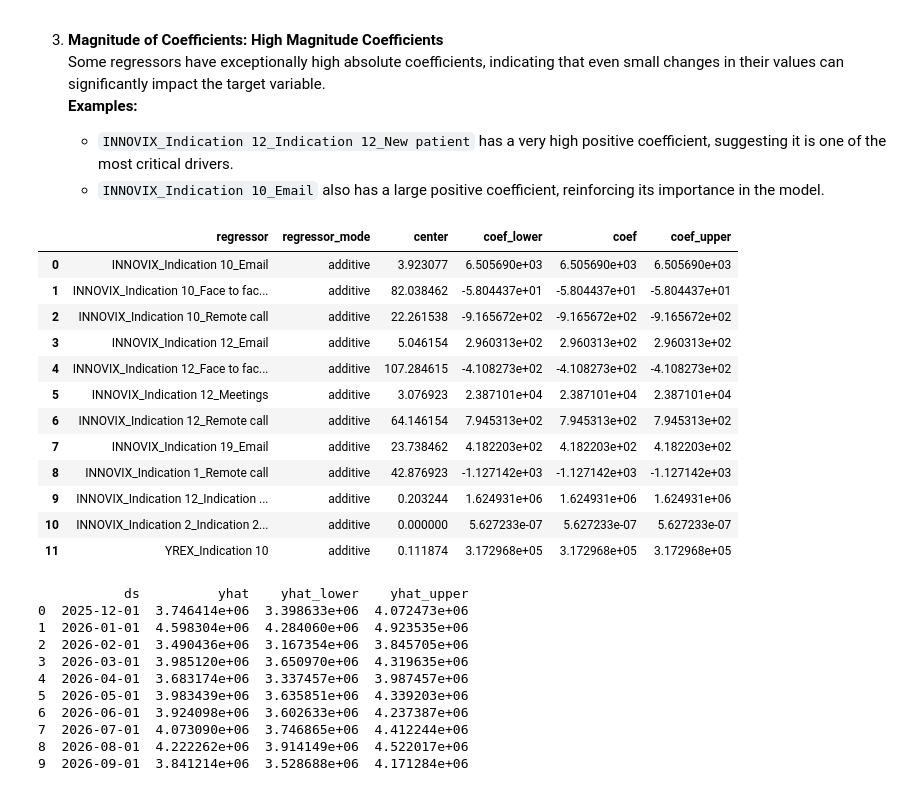
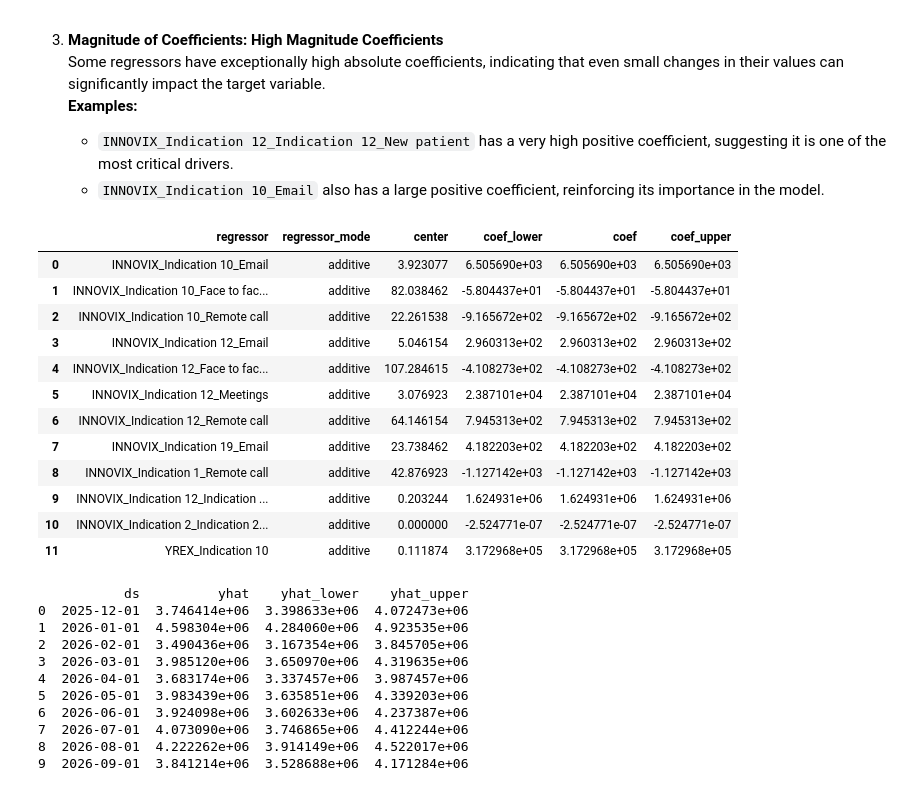
Before and after one commit to AmirMFarhang/LauzHack-CassadagApp, a Jupyter notebook: fiore_analisys.ipynb, the cells around one changed output. Drawn from its saved outputs; the diff is of its cells as text; code cells hidden in the pictures.

Commit message:
Refactor flore model

```diff
--- a/fiore_analisys.ipynb
+++ b/fiore_analisys.ipynb
@@ -123,24 +150,24 @@ regressors_filtered = ['INNOVIX_Indication 10_Email',
    - `INNOVIX_Indication 10_Email` also has a large positive coefficient, reinforcing its importance in the model.
 # %%
 #Reload the model
-with open('prophet_model.pkl', 'rb') as f:
+with open('prophet_model_flore.pkl', 'rb') as f:
     m = pickle.load(f)
 
 coefficients = regressor_coefficients(m)
 coefficients
 # %% [output]
 |  | regressor | regressor_mode | center | coef_lower | coef | coef_upper |
 | 0 | INNOVIX_Indication 10_Email | additive | 3.923077 | 6.505690e+03 | 6.505690e+03 | 6.505690e+03 |
 | 1 | INNOVIX_Indication 10_Face to fac... | additive | 82.038462 | -5.804437e+01 | -5.804437e+01 | -5.804437e+01 |
 | 2 | INNOVIX_Indication 10_Remote call | additive | 22.261538 | -9.165672e+02 | -9.165672e+02 | -9.165672e+02 |
 | 3 | INNOVIX_Indication 12_Email | additive | 5.046154 | 2.960313e+02 | 2.960313e+02 | 2.960313e+02 |
 | 4 | INNOVIX_Indication 12_Face to fac... | additive | 107.284615 | -4.108273e+02 | -4.108273e+02 | -4.108273e+02 |
 | 5 | INNOVIX_Indication 12_Meetings | additive | 3.076923 | 2.387101e+04 | 2.387101e+04 | 2.387101e+04 |
 | 6 | INNOVIX_Indication 12_Remote call | additive | 64.146154 | 7.945313e+02 | 7.945313e+02 | 7.945313e+02 |
 | 7 | INNOVIX_Indication 19_Email | additive | 23.738462 | 4.182203e+02 | 4.182203e+02 | 4.182203e+02 |
 | 8 | INNOVIX_Indication 1_Remote call | additive | 42.876923 | -1.127142e+03 | -1.127142e+03 | -1.127142e+03 |
 | 9 | INNOVIX_Indication 12_Indication ... | additive | 0.203244 | 1.624931e+06 | 1.624931e+06 | 1.624931e+06 |
-| 10 | INNOVIX_Indication 2_Indication 2... | additive | 0.000000 | 5.627233e-07 | 5.627233e-07 | 5.627233e-07 |
+| 10 | INNOVIX_Indication 2_Indication 2... | additive | 0.000000 | -2.524771e-07 | -2.524771e-07 | -2.524771e-07 |
 | 11 | YREX_Indication 10 | additive | 0.111874 | 3.172968e+05 | 3.172968e+05 | 3.172968e+05 |
 # %%
 forecast, forecast_complete = create_forecast(m, regressors_filtered, "2025-12-01", "2027-12-01")
```
Also changed, not shown: parts of 13 cells of this notebook, 1 other file.
